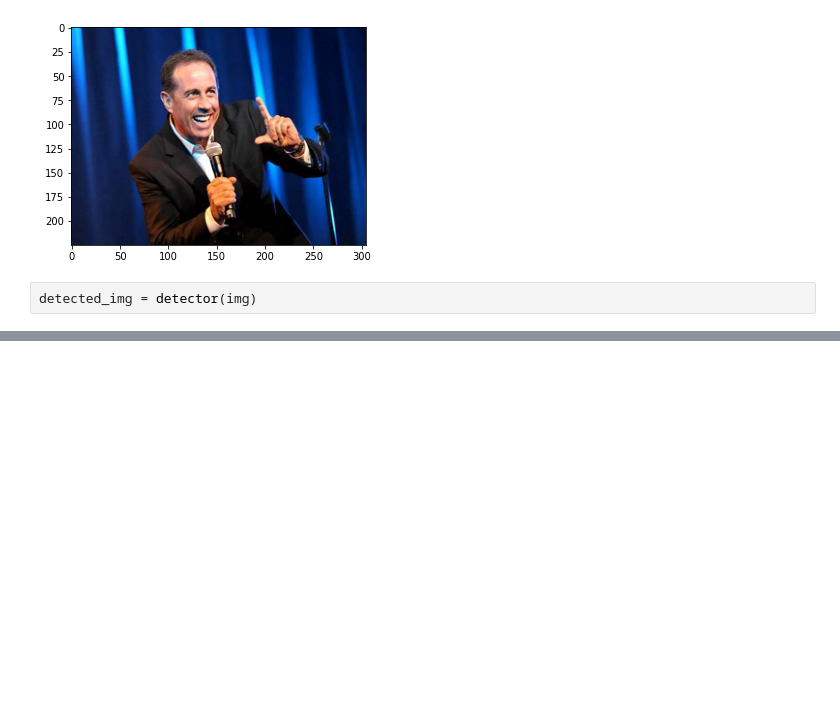
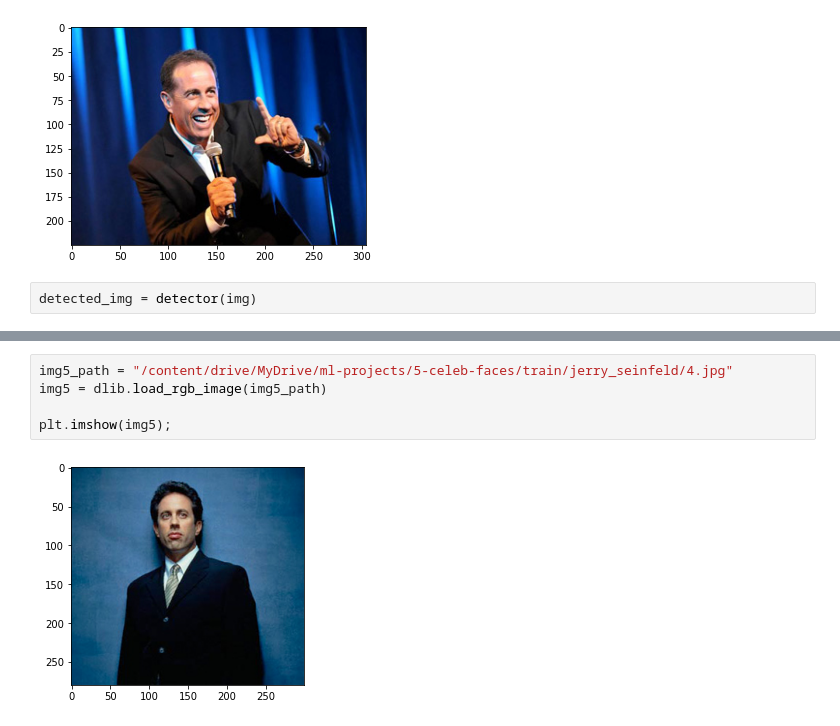
Before and after one commit to Coyote-Schmoyote/face-detection-dlib, a Jupyter notebook: face_detection_project.ipynb, the cells around one changed output, grey strips where cells are left out. Saved outputs shown, nothing was run; the diff lists cells and outputs as text; blank space fills up the shorter version.

```diff
--- a/face_detection_project.ipynb
+++ b/face_detection_project.ipynb
@@ -203,0 +267,7 @@ for bbox in detected_img:
+# %%
+img5_path = "/content/drive/MyDrive/ml-projects/5-celeb-faces/train/jerry_seinfeld/4.jpg"
+img5 = dlib.load_rgb_image(img5_path)
+
+plt.imshow(img5);
+# %% [output]
+[figure, added]
```
Also changed, not shown: parts of 13 cells of this notebook.
